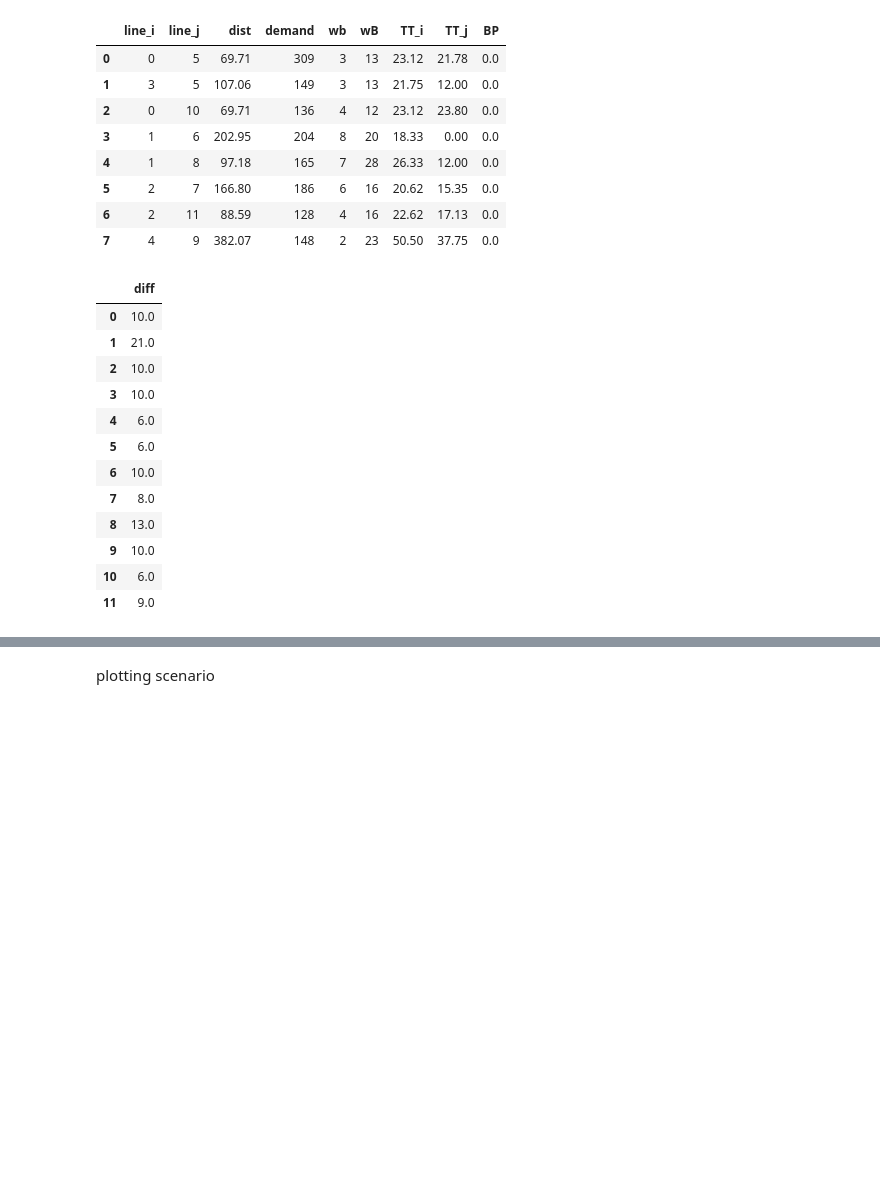
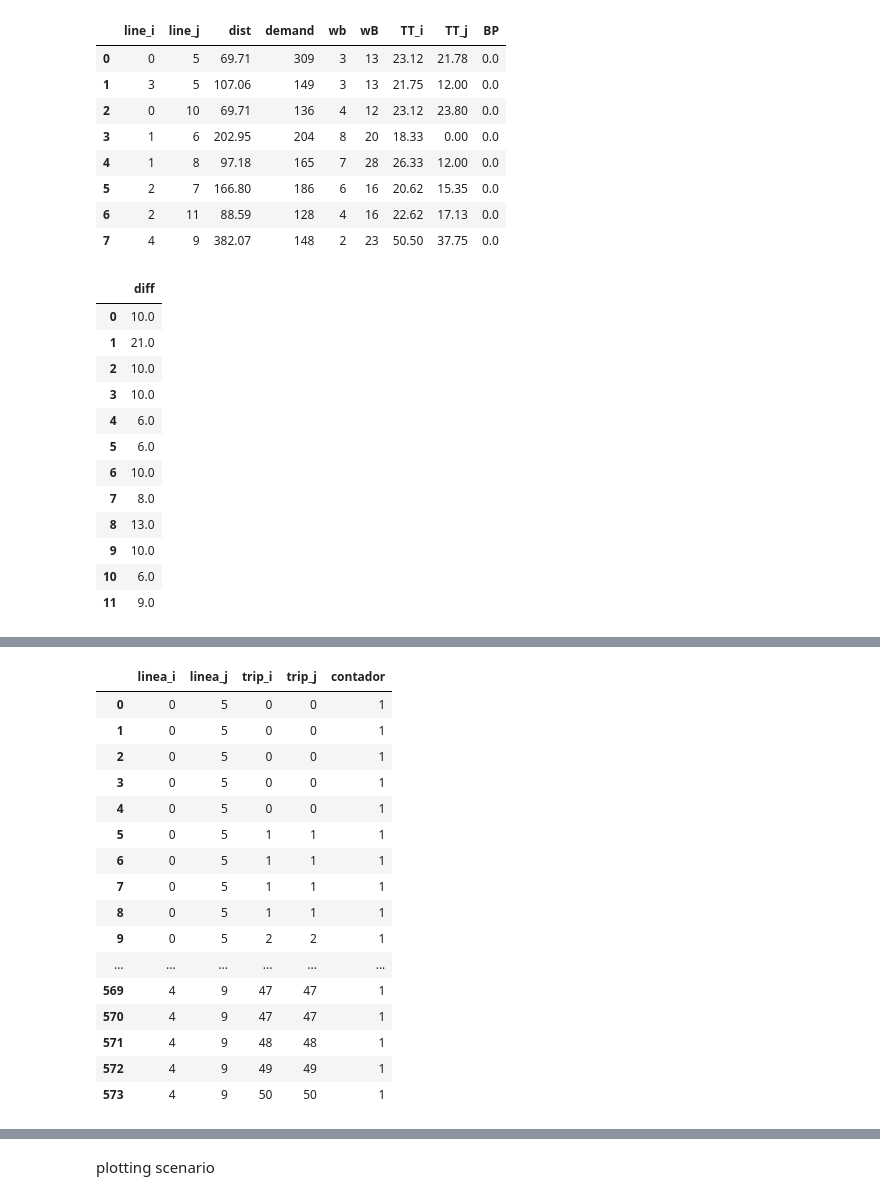
Before and after one commit to jonathan-murana/bus-generator, a Jupyter notebook: bus.ipynb, the cells around one changed output, grey strips where cells are left out. Drawn from its saved outputs; the diff is of its cells as text; code cells hidden in the pictures; blank space fills up the shorter version.

Commit message:
ajuste de la funcion de fitness

```diff
--- a/bus.ipynb
+++ b/bus.ipynb
@@ -880,0 +826,79 @@ print(suma)
+# %%
+#current_solution_aux = current_solution_aux_imm # fitness 28924
+#current_solution_aux = pd.DataFrame(data={'diff': [6,21,15,7,11,9,20,9,22,20,8,7,]}) #  fitness 24669
+current_solution_aux = pd.DataFrame(data={'diff': [5,16,7,7,2,3,8,6,7,6,4,4,]}) #  fitness 24669
+#current_solution_aux = pd.DataFrame(data={'diff': [5,15,7,9,2,8,8,14,7,19,6,4,]}) #  fitness 46595
+
+sync_linea_i = []
+sync_linea_j = []
+sync_trip_i = []
+sync_trip_j = []
+
+SPEED = 6
+suma = 0
+T = 120 # minumtos
+suma_espera = 0
+
+
+for k in range(points_con_ids.shape[0]): # For each synchronization point
+    line_i = points_con_ids.line_i[k]
+    line_j = points_con_ids.line_j[k]
+    #print(line_j)
+
+    TT_i = points_con_ids.TT_i[k]
+    TT_j = points_con_ids.TT_j[k]
+    t_dist = (points_con_ids.dist[k]/1000/SPEED*60);
+
+    t_dist = math.ceil(t_dist)
+
+    demand = points_con_ids.demand[k]
+    #print(demand)
+    w_b = points_con_ids.wb[k]
+    W_b = points_con_ids.wB[k]
+
+    x= current_solution_aux['diff'][int(line_i)]
+    y= current_solution_aux['diff'][int(line_j)]
+    trips_i = list(range(int(x),T+1,int(x)))
+    trips_j = list(range(int(y),T+1,int(y)))
+
+    TT_i = math.floor(TT_i)
+    TT_j = math.floor(TT_j)
+
+    for i in range(len(trips_i)):
+        for j in range(len(trips_j)):
+            if ( ( ( (trips_j[j]+TT_j) -
+                    (trips_i[i]+TT_i)) >= t_dist )
+            and ( ( (trips_j[j]+TT_j) -
+                     (trips_i[i]+TT_i)) <= W_b + t_dist) ):
+                #print('----')
+                #print('('+ str(line_i) +','+ str(line_j)+') - ' + '[' + str(i) +','+str(j)+ ']')
+
+                sync_linea_i.append(line_i)
+                sync_linea_j.append(line_j)
+                sync_trip_i.append(i)
+                sync_trip_j.append(j)
+
+                #print(line_j)
+                #print(current_solution_aux['diff'][line_j]+TT_j)
+                #print('----')
+                suma = suma + demand;
+            #suma_espera = suma_espera + (trips_j[j]+TT_j) - (trips_i[i]+TT_i) - t_dist
+
+
+d = {'linea_i': sync_linea_i,'linea_j': sync_linea_j,'trip_i': sync_trip_i,'trip_j': sync_trip_i}
+#current_solution_aux = pd.DataFrame(data=d)
+
+print('fitness='+str(suma))
+cant_viajes = sum(T/current_solution_aux['diff'])
+print('cant_viajes='+str(cant_viajes))
+print('fitness_viajes='+str(suma/cant_viajes))
+print('frec_mean='+str(sum(current_solution_aux['diff'])/len(current_solution_aux['diff'])))
+
+syncs= pd.DataFrame(data=d)
+syncs['contador'] = 1
+grouped_syncs = syncs.groupby(['linea_i','linea_j']).sum().reset_index()
+display(grouped_syncs[['linea_i','linea_j','contador']])
+
+
+display(syncs[['linea_i','linea_j','trip_i','trip_j','contador']])
+# %% [output]
@@ -880,0 +918,17 @@ print(suma)
+|  | linea_i | linea_j | trip_i | trip_j | contador |
+| 0 | 0 | 5 | 0 | 0 | 1 |
+| 1 | 0 | 5 | 0 | 0 | 1 |
+| 2 | 0 | 5 | 0 | 0 | 1 |
+| 3 | 0 | 5 | 0 | 0 | 1 |
+| 4 | 0 | 5 | 0 | 0 | 1 |
+| 5 | 0 | 5 | 1 | 1 | 1 |
+| 6 | 0 | 5 | 1 | 1 | 1 |
+| 7 | 0 | 5 | 1 | 1 | 1 |
+| 8 | 0 | 5 | 1 | 1 | 1 |
+| 9 | 0 | 5 | 2 | 2 | 1 |
+| ... | ... | ... | ... | ... | ... |
+| 569 | 4 | 9 | 47 | 47 | 1 |
+| 570 | 4 | 9 | 47 | 47 | 1 |
+| 571 | 4 | 9 | 48 | 48 | 1 |
+| 572 | 4 | 9 | 49 | 49 | 1 |
+| 573 | 4 | 9 | 50 | 50 | 1 |
```
Also changed, not shown: parts of 5 cells of this notebook.
